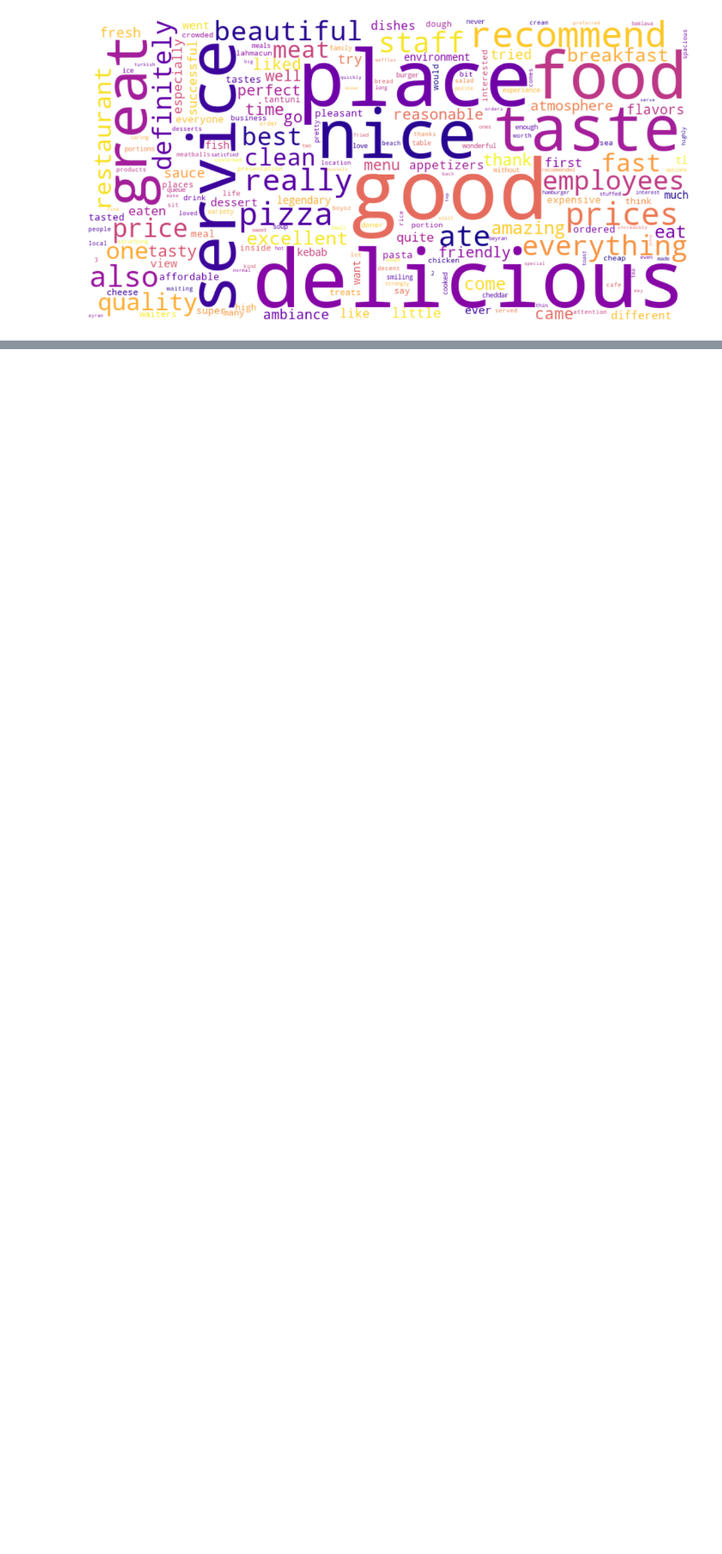
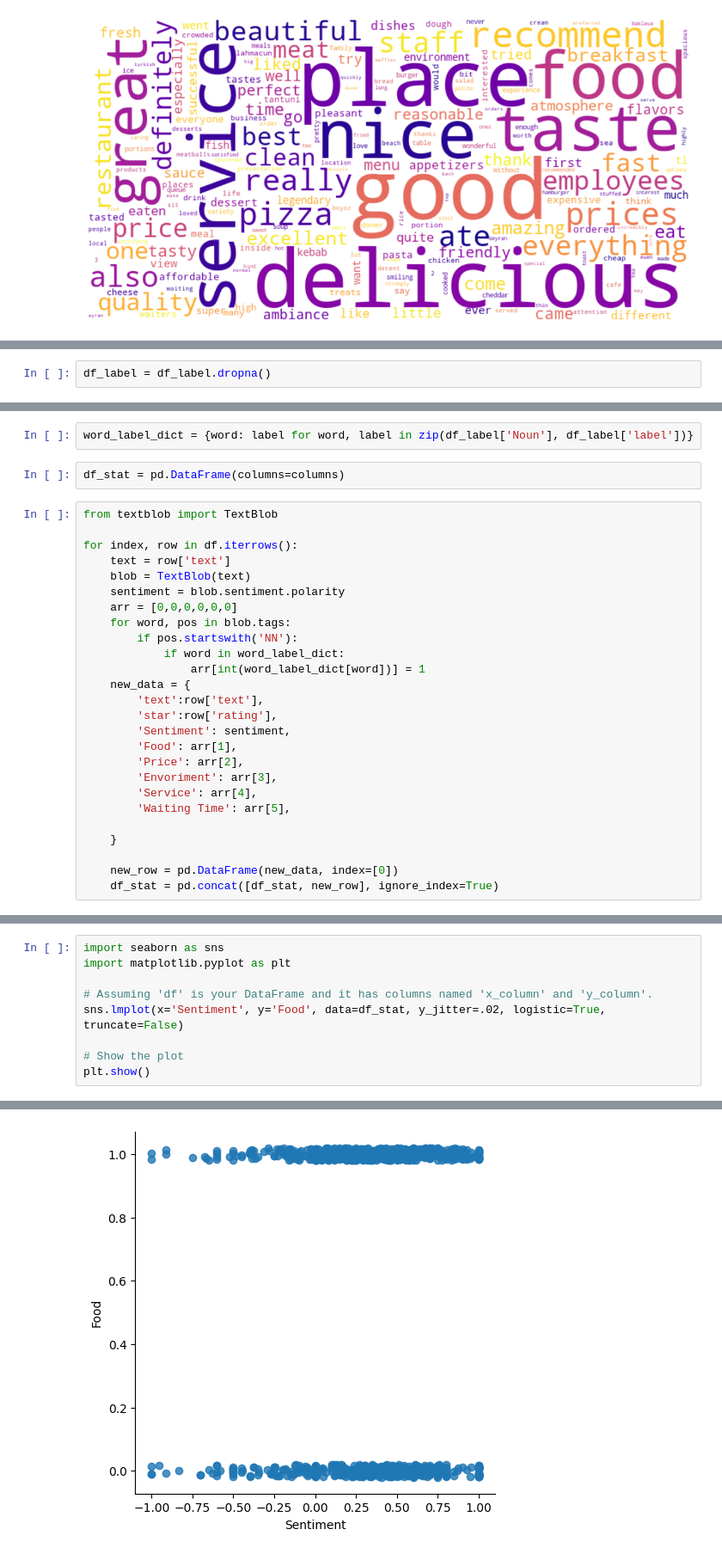
Before and after one commit to yyang35/datascience-capstone-project, a Jupyter notebook: google_map.ipynb, the cells around one changed output, grey strips where cells are left out. Shown at 86% size. Cells and saved outputs as stored; diff of their text form; blank space fills up the shorter version.

```diff
--- a/google_map.ipynb
+++ b/google_map.ipynb
@@ -217,0 +264,2 @@ plt.show()
+# %%
+df_label = df_label.dropna()
@@ -217,0 +276,30 @@ plt.show()
+# %%
+word_label_dict = {word: label for word, label in zip(df_label['Noun'], df_label['label'])}
+# %%
+df_stat = pd.DataFrame(columns=columns)
+# %%
+from textblob import TextBlob
+
+for index, row in df.iterrows():
+    text = row['text']
+    blob = TextBlob(text)
+    sentiment = blob.sentiment.polarity
+    arr = [0,0,0,0,0,0]
+    for word, pos in blob.tags:
+        if pos.startswith('NN'):
+            if word in word_label_dict:
+                arr[int(word_label_dict[word])] = 1
+    new_data = {
+        'text':row['text'],
+        'star':row['rating'],
+        'Sentiment': sentiment,
+        'Food': arr[1],
+        'Price': arr[2],
+        'Envoriment': arr[3],
+        'Service': arr[4],
+        'Waiting Time': arr[5],
+
+    }
+
+    new_row = pd.DataFrame(new_data, index=[0])
+    df_stat = pd.concat([df_stat, new_row], ignore_index=True)
@@ -217,0 +324,10 @@ plt.show()
+# %%
+import seaborn as sns
+import matplotlib.pyplot as plt
+
+# Assuming 'df' is your DataFrame and it has columns named 'x_column' and 'y_column'.
+sns.lmplot(x='Sentiment', y='Food', data=df_stat, y_jitter=.02, logistic=True, truncate=False)
+
+# Show the plot
+plt.show()
+# %% [output]
@@ -217,0 +335 @@ plt.show()
+[figure, added]
```
Also changed, not shown: parts of 21 cells of this notebook, 10 other files.
